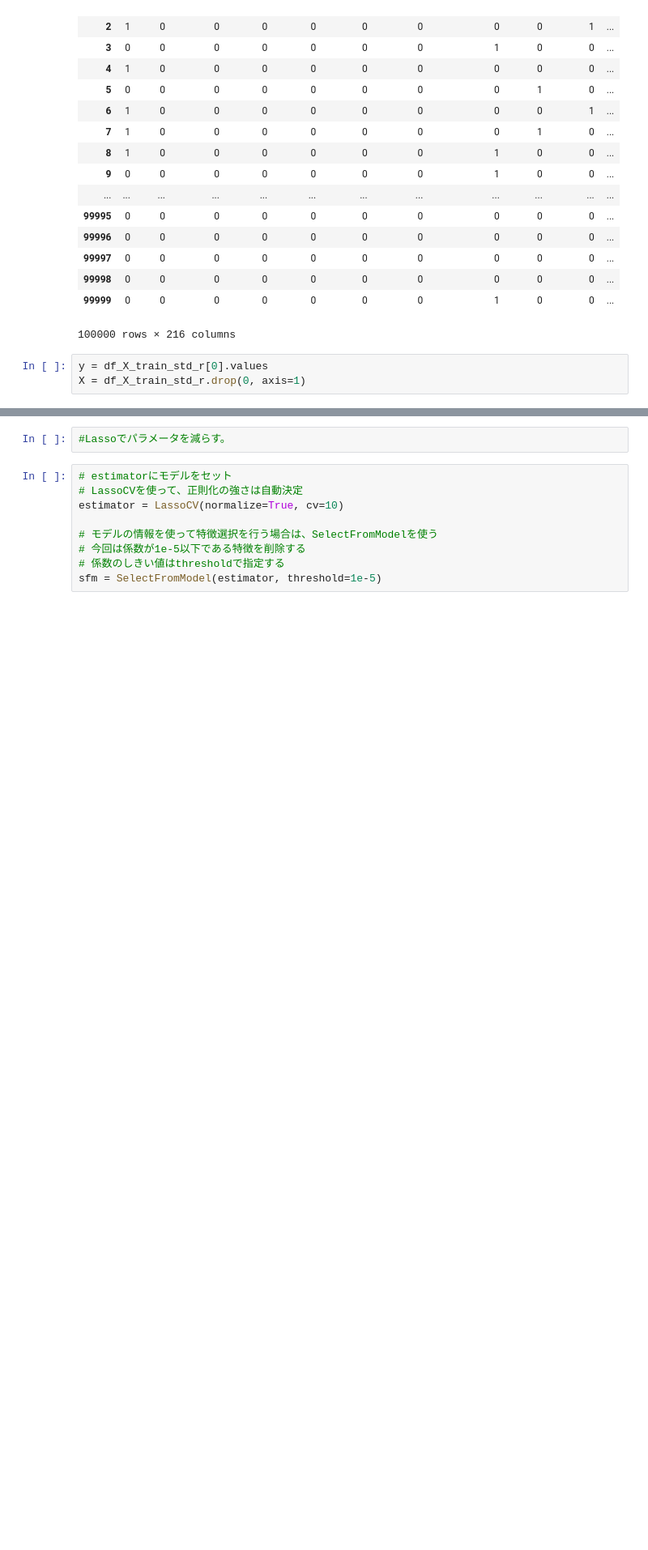
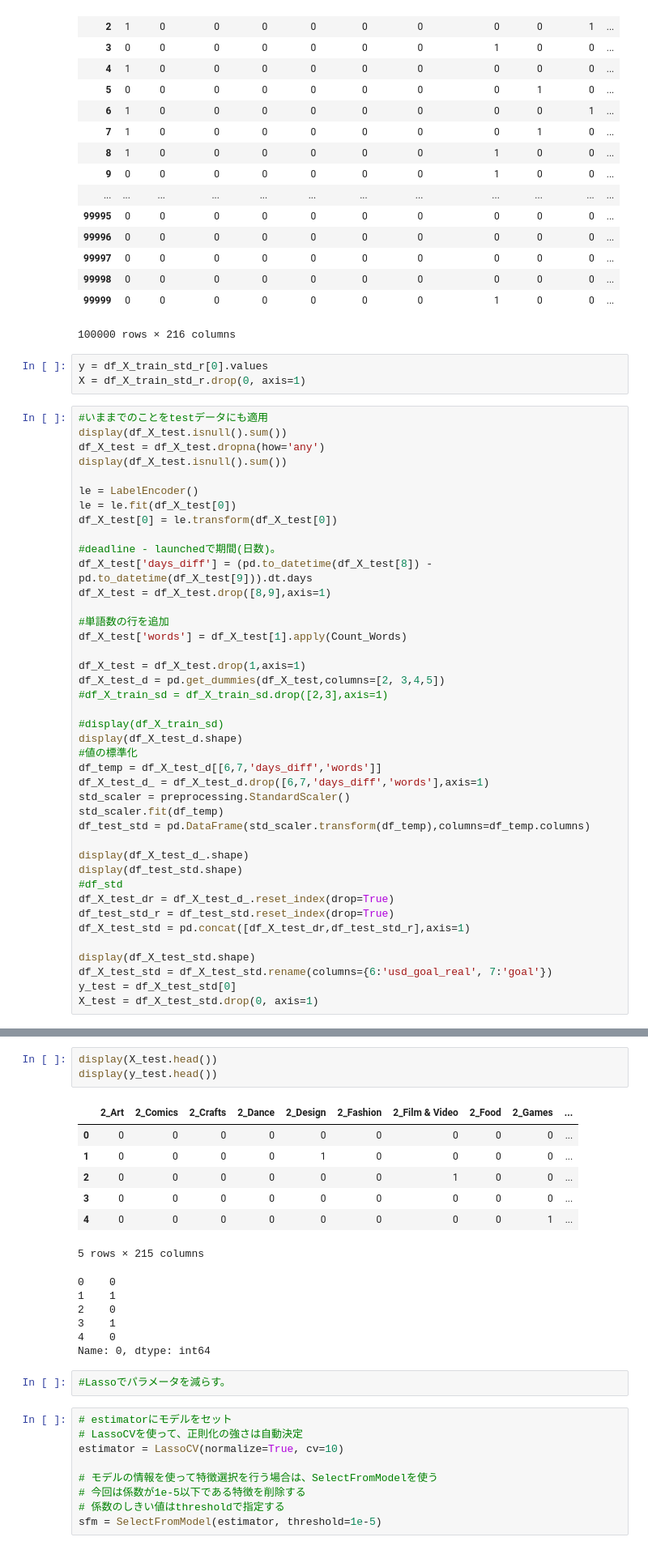
Before and after one commit to MitaMasashi/Kagawa-AI-Seminar-201908, a Jupyter notebook: Day3_work_三田雅.ipynb, the cells around one changed output, grey strips where cells are left out. Shown at 81% size. Drawn from its saved outputs; the diff is of its cells as text; blank space fills up the shorter version.

```diff
--- a/Day3_work_三田雅.ipynb
+++ b/Day3_work_三田雅.ipynb
@@ -303,3 +323,44 @@ df_X_train_std_r
 # %%
 y = df_X_train_std_r[0].values
 X = df_X_train_std_r.drop(0, axis=1)
+# %%
+#いままでのことをtestデータにも適用
+display(df_X_test.isnull().sum())
+df_X_test = df_X_test.dropna(how='any')
+display(df_X_test.isnull().sum())
+
+le = LabelEncoder()
+le = le.fit(df_X_test[0])
+df_X_test[0] = le.transform(df_X_test[0])
+
+#deadline - launchedで期間(日数)。
+df_X_test['days_diff'] = (pd.to_datetime(df_X_test[8]) - pd.to_datetime(df_X_test[9])).dt.days
+df_X_test = df_X_test.drop([8,9],axis=1)
+
+#単語数の行を追加
+df_X_test['words'] = df_X_test[1].apply(Count_Words)
+
+df_X_test = df_X_test.drop(1,axis=1)
+df_X_test_d = pd.get_dummies(df_X_test,columns=[2, 3,4,5])
+#df_X_train_sd = df_X_train_sd.drop([2,3],axis=1)
+
+#display(df_X_train_sd)
+display(df_X_test_d.shape)
+#値の標準化
+df_temp = df_X_test_d[[6,7,'days_diff','words']]
+df_X_test_d_ = df_X_test_d.drop([6,7,'days_diff','words'],axis=1)
+std_scaler = preprocessing.StandardScaler()
+std_scaler.fit(df_temp)
+df_test_std = pd.DataFrame(std_scaler.transform(df_temp),columns=df_temp.columns)
+
+display(df_X_test_d_.shape)
+display(df_test_std.shape)
+#df_std
+df_X_test_dr = df_X_test_d_.reset_index(drop=True)
+df_test_std_r = df_test_std.reset_index(drop=True)
+df_X_test_std = pd.concat([df_X_test_dr,df_test_std_r],axis=1)
+
+display(df_X_test_std.shape)
+df_X_test_std = df_X_test_std.rename(columns={6:'usd_goal_real', 7:'goal'})
+y_test = df_X_test_std[0]
+X_test = df_X_test_std.drop(0, axis=1)
@@ -306,3 +394,20 @@ X = df_X_train_std_r.drop(0, axis=1)
+# %%
+display(X_test.head())
+display(y_test.head())
+# %% [output]
+|  | 2_Art | 2_Comics | 2_Crafts | 2_Dance | 2_Design | 2_Fashion | 2_Film & Video | 2_Food | 2_Games | ... |
+| 0 | 0 | 0 | 0 | 0 | 0 | 0 | 0 | 0 | 0 | ... |
+| 1 | 0 | 0 | 0 | 0 | 1 | 0 | 0 | 0 | 0 | ... |
+| 2 | 0 | 0 | 0 | 0 | 0 | 0 | 1 | 0 | 0 | ... |
+| 3 | 0 | 0 | 0 | 0 | 0 | 0 | 0 | 0 | 0 | ... |
+| 4 | 0 | 0 | 0 | 0 | 0 | 0 | 0 | 0 | 1 | ... |
+5 rows × 215 columns
+0    0
+1    1
+2    0
+3    1
+4    0
+Name: 0, dtype: int64
 # %%
 #Lassoでパラメータを減らす。
 # %%
```
Also changed, not shown: parts of 15 cells of this notebook, 1 other file.
